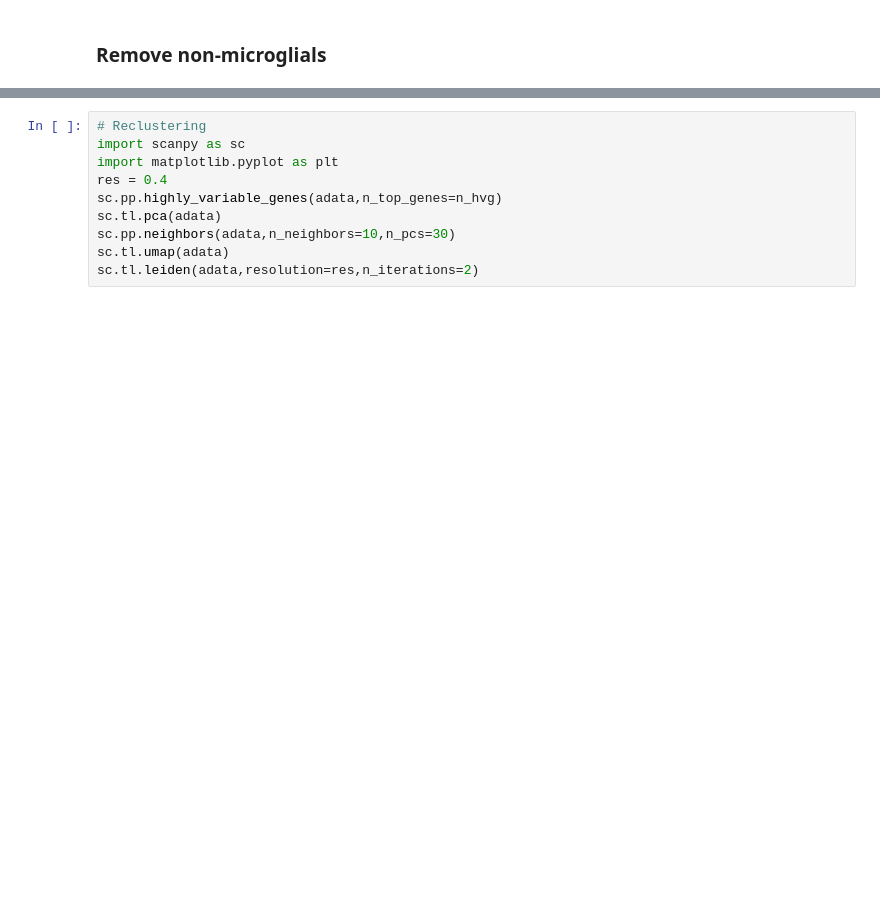
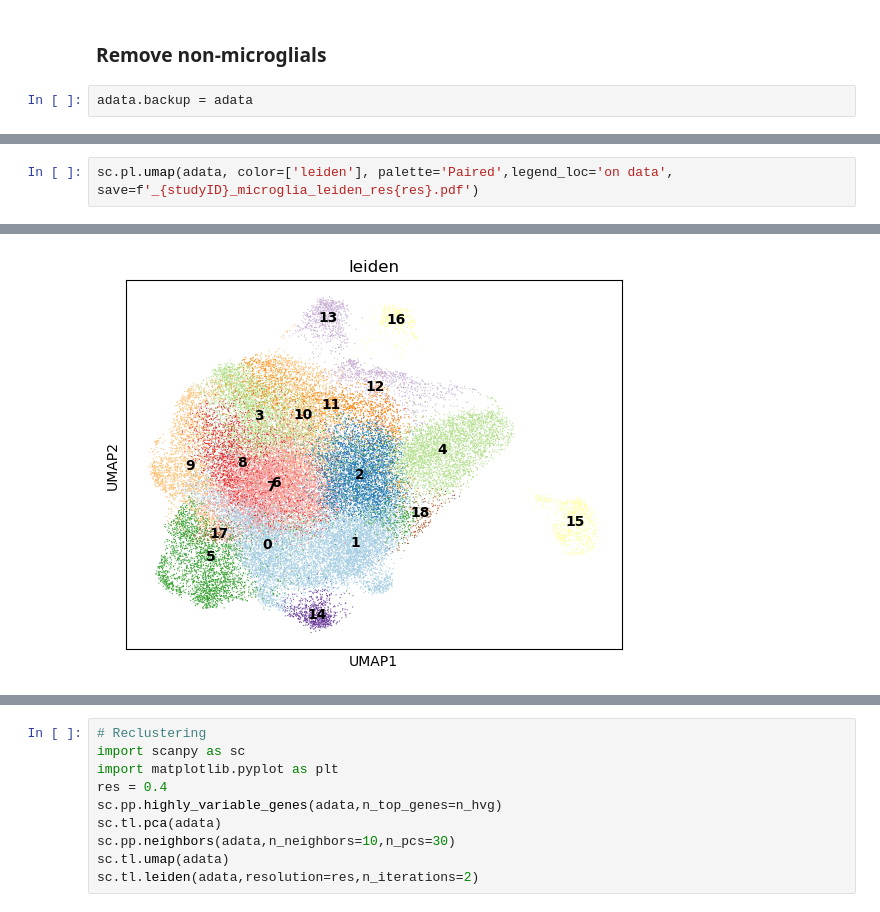
Before and after one commit to YelinZhao-A/Microglia_BHLHE41, a Jupyter notebook: Python/cellxgene_Gabritto_2024.ipynb, the cells around one changed output, grey strips where cells are left out. Saved outputs shown, nothing was run; the diff lists cells and outputs as text; blank space fills up the shorter version.

```diff
--- a/Python/cellxgene_Gabritto_2024.ipynb
+++ b/Python/cellxgene_Gabritto_2024.ipynb
@@ -90,5 +101,7 @@ sc.tl.leiden(adata,resolution=res,n_iterations=2)
 # %% [markdown]
 ### Remove non-microglials
+# %%
+adata.backup = adata
 # %%
 goi=['PTPRC', 'LYVE1', 'MRC1', 'CD163','PTPRC', 'CD3E', 'CD79B', 'SKAP1', 'ETS1','PTPRC', 'FCN1', 'VCAN', 'FGR', 'CD300E','SATB1']
 goi_in_adata=[gene for gene in goi if gene in adata.var_names]
@@ -95,0 +111,3 @@ sc.pl.dotplot(adata, goi_in_adata, groupby="leiden");
+# %%
+sc.pl.umap(adata, color=['leiden'], palette='Paired',legend_loc='on data', save=f'_{studyID}_microglia_leiden_res{res}.pdf')
+# %% [output]
@@ -96,2 +115,3 @@ sc.pl.dotplot(adata, goi_in_adata, groupby="leiden");
+[figure, added]
 # %%
 # remove clusters
```
Also changed, not shown: parts of 14 cells of this notebook, 1 other file.
